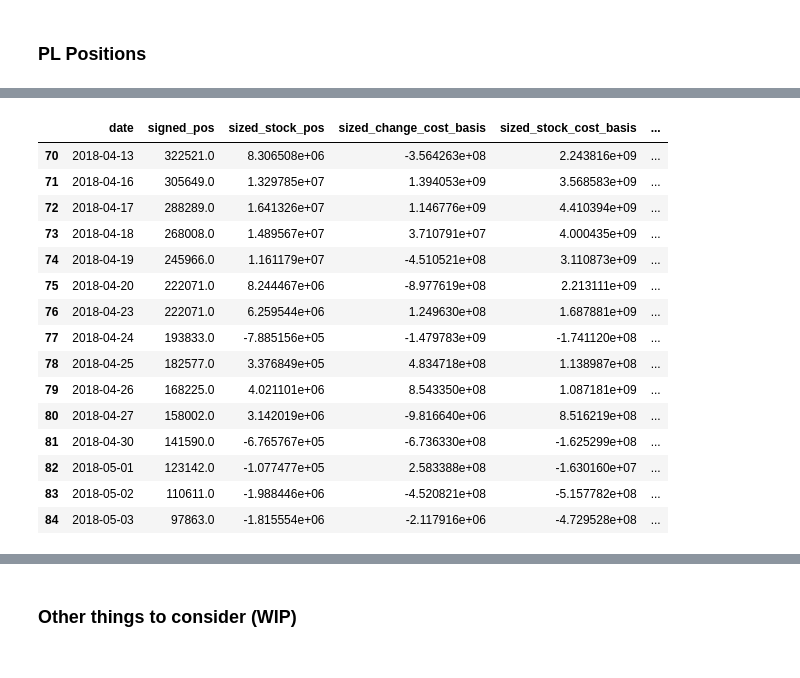
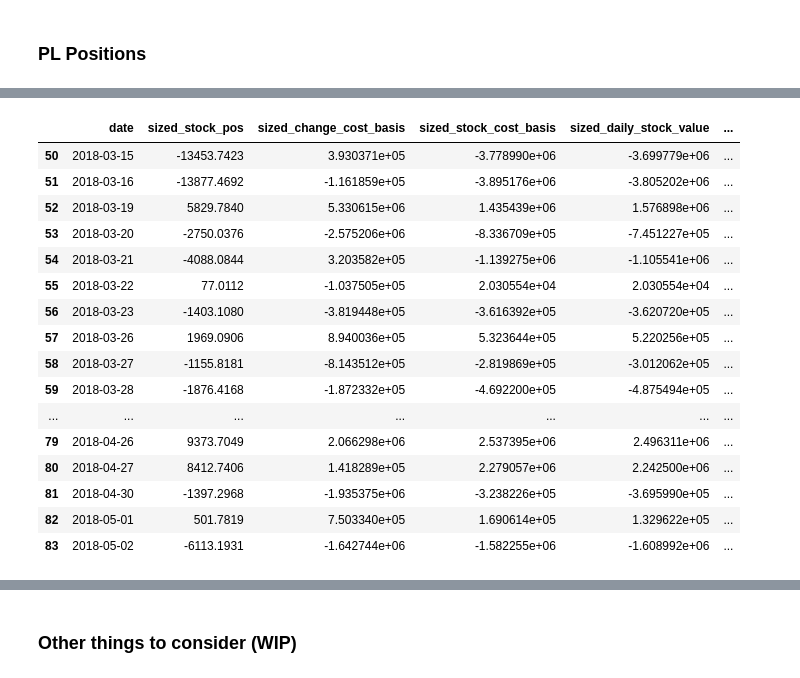
Before and after one commit to jyfinm/QTS_Final_Project, a Jupyter notebook: limits.ipynb, the cells around one changed output, grey strips where cells are left out. Cells and saved outputs as stored; diff of their text form; code cells hidden in the pictures.

```diff
--- a/limits.ipynb
+++ b/limits.ipynb
@@ -475,7 +550,7 @@ Wall time: 584 ms
 KAPITAL = 1e7
 # %%
 def pos_size(IV_diff, strike_price, option_cost_basis, UID, key):
-    factor = .01* strike_price # Adjust this based on whatever
+    factor = 10* strike_price # Adjust this based on whatever
 
     if option_cost_basis == 0:
         # Get the first matching 'option_cost_basis' safely
@@ -513,6 +594,0 @@ trades_dfs['trade_1'].head()
-# %%
-for key, df in trades_dfs.items():
-    # Calculate the multiplication of 'identifier' and 'pos_size'
-    df['signed_pos']  = - df[key] * df['pos_size']
-
-trades_dfs['trade_1'].head()
@@ -529,7 +598,7 @@ trades_dfs['trade_1'].head()
 PL_temp_dfs = {}
 for key, df in trades_dfs.items():
     # Group by 'dates' and sum the columns of interest
-    columns_to_sum = ['signed_pos']
+    columns_to_sum = []
     for col in ['stock_pos', 'change_cost_basis',	'stock_cost_basis',	'daily_stock_value',	'stock_PL',	'option_cost_basis', 'change_cost_basis_op',
                 'daily_option_value',	'option_PL',	'total_cost_basis',	'total_pos_value',	'total_PL',	'realized_stock_PL',
                 'realized_option_PL',	'realized_PL']:
@@ -545,5 +614,5 @@ for key, df in trades_dfs.items():
     # Assign the processed DataFrame to PL_dfs with the same key
     PL_temp_dfs[key] = pl_df
 
-PL_temp_dfs['trade_1'][70:85]
+PL_temp_dfs['trade_1'][50:84]
 # %% [output]
@@ -574,10 +644,10 @@ for key, df in PL_temp_dfs.items():
 
     # First Merge: Merge to align 'pos_size' with 'spy_divdata' based on 'date'
     # Assuming 'pos_size' exists in your df
-    temp_merged = pd.merge(spy_divdata, df[['date', 'signed_pos']], how='left', on='date')
+    temp_merged = pd.merge(spy_divdata, df[['date', 'sized_stock_pos']], how='left', on='date')
 
     # Correctly multiply 'signed_pos' by 'dividend' column
-    temp_merged['div'] = temp_merged['signed_pos'] * temp_merged['dividend']
+    temp_merged['div'] = temp_merged['sized_stock_pos'] * temp_merged['dividend']
 
     # Update the DataFrame in divvies with the final merged DataFrame
     divvies[key] = temp_merged
@@ -624,24 +694,25 @@ for key, pl_df in PL_temp_dfs.items():
     # Update the PL_temp_dfs dictionary with the merged and updated result
     PL_temp_dfs[key] = merged_df
 # %%
-PL_temp_dfs['trade_1'][70:85]
+PL_temp_dfs['trade_1'][50:84]
 # %% [output]
-|  | date | signed_pos | sized_stock_pos | sized_change_cost_basis | sized_stock_cost_basis | ... |
-| 70 | 2018-04-13 | 322521.0 | 8.306508e+06 | -3.564263e+08 | 2.243816e+09 | ... |
-| 71 | 2018-04-16 | 305649.0 | 1.329785e+07 | 1.394053e+09 | 3.568583e+09 | ... |
-| 72 | 2018-04-17 | 288289.0 | 1.641326e+07 | 1.146776e+09 | 4.410394e+09 | ... |
-| 73 | 2018-04-18 | 268008.0 | 1.489567e+07 | 3.710791e+07 | 4.000435e+09 | ... |
-| 74 | 2018-04-19 | 245966.0 | 1.161179e+07 | -4.510521e+08 | 3.110873e+09 | ... |
-| 75 | 2018-04-20 | 222071.0 | 8.244467e+06 | -8.977619e+08 | 2.213111e+09 | ... |
-| 76 | 2018-04-23 | 222071.0 | 6.259544e+06 | 1.249630e+08 | 1.687881e+09 | ... |
-| 77 | 2018-04-24 | 193833.0 | -7.885156e+05 | -1.479783e+09 | -1.741120e+08 | ... |
-| 78 | 2018-04-25 | 182577.0 | 3.376849e+05 | 4.834718e+08 | 1.138987e+08 | ... |
-| 79 | 2018-04-26 | 168225.0 | 4.021101e+06 | 8.543350e+08 | 1.087181e+09 | ... |
-| 80 | 2018-04-27 | 158002.0 | 3.142019e+06 | -9.816640e+06 | 8.516219e+08 | ... |
-| 81 | 2018-04-30 | 141590.0 | -6.765767e+05 | -6.736330e+08 | -1.625299e+08 | ... |
-| 82 | 2018-05-01 | 123142.0 | -1.077477e+05 | 2.583388e+08 | -1.630160e+07 | ... |
-| 83 | 2018-05-02 | 110611.0 | -1.988446e+06 | -4.520821e+08 | -5.157782e+08 | ... |
-| 84 | 2018-05-03 | 97863.0 | -1.815554e+06 | -2.117916e+06 | -4.729528e+08 | ... |
+|  | date | sized_stock_pos | sized_change_cost_basis | sized_stock_cost_basis | sized_daily_stock_value | ... |
+| 50 | 2018-03-15 | -13453.7423 | 3.930371e+05 | -3.778990e+06 | -3.699779e+06 | ... |
+| 51 | 2018-03-16 | -13877.4692 | -1.161859e+05 | -3.895176e+06 | -3.805202e+06 | ... |
+| 52 | 2018-03-19 | 5829.7840 | 5.330615e+06 | 1.435439e+06 | 1.576898e+06 | ... |
+| 53 | 2018-03-20 | -2750.0376 | -2.575206e+06 | -8.336709e+05 | -7.451227e+05 | ... |
+| 54 | 2018-03-21 | -4088.0844 | 3.203582e+05 | -1.139275e+06 | -1.105541e+06 | ... |
+| 55 | 2018-03-22 | 77.0112 | -1.037505e+05 | 2.030554e+04 | 2.030554e+04 | ... |
+| 56 | 2018-03-23 | -1403.1080 | -3.819448e+05 | -3.616392e+05 | -3.620720e+05 | ... |
+| 57 | 2018-03-26 | 1969.0906 | 8.940036e+05 | 5.323644e+05 | 5.220256e+05 | ... |
+| 58 | 2018-03-27 | -1155.8181 | -8.143512e+05 | -2.819869e+05 | -3.012062e+05 | ... |
+| 59 | 2018-03-28 | -1876.4168 | -1.872332e+05 | -4.692200e+05 | -4.875494e+05 | ... |
+| ... | ... | ... | ... | ... | ... | ... |
+| 79 | 2018-04-26 | 9373.7049 | 2.066298e+06 | 2.537395e+06 | 2.496311e+06 | ... |
+| 80 | 2018-04-27 | 8412.7406 | 1.418289e+05 | 2.279057e+06 | 2.242500e+06 | ... |
+| 81 | 2018-04-30 | -1397.2968 | -1.935375e+06 | -3.238226e+05 | -3.695990e+05 | ... |
+| 82 | 2018-05-01 | 501.7819 | 7.503340e+05 | 1.690614e+05 | 1.329622e+05 | ... |
+| 83 | 2018-05-02 | -6113.1931 | -1.642744e+06 | -1.582255e+06 | -1.608992e+06 | ... |
 # %%
 PL_dfs = {}  # New dictionary to store the processed DataFrames
 
```
Also changed, not shown: parts of 31 cells of this notebook, 5 other files.
